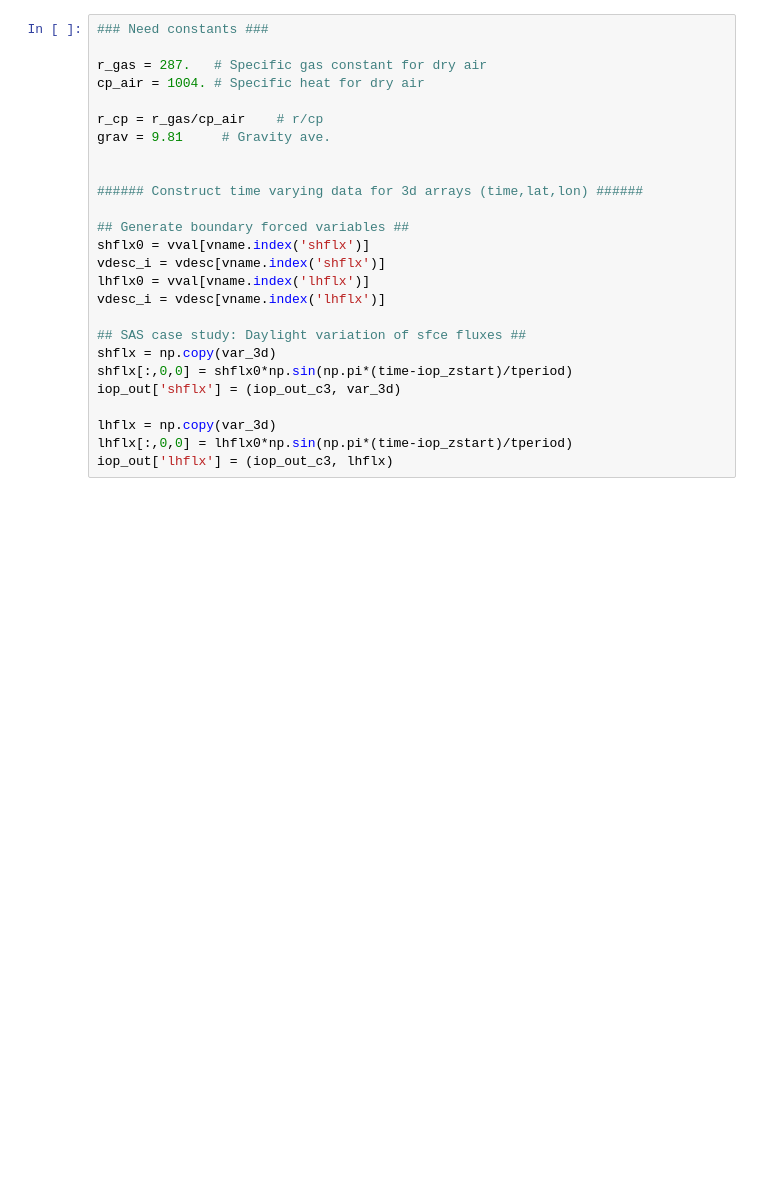
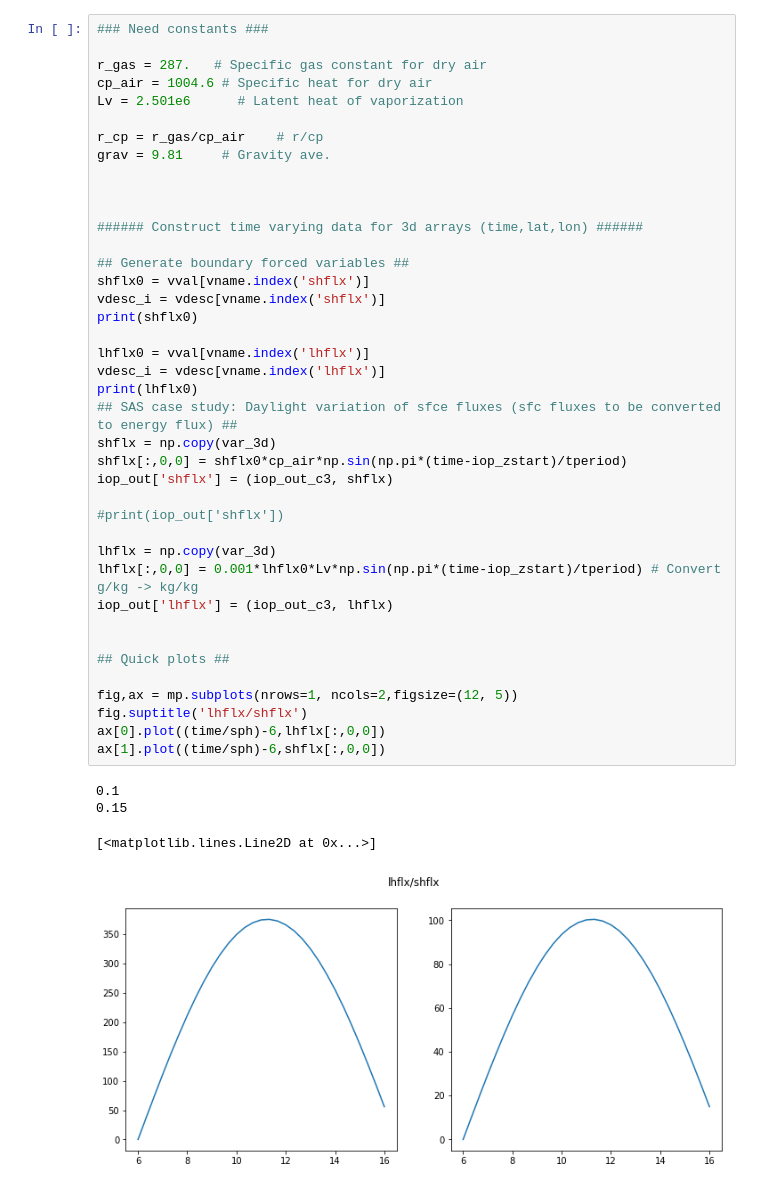
Before and after one commit to swrneale/python-scripts, a Jupyter notebook: PBL/scam_forcings.ipynb, the cells around one changed output. Cells and saved outputs as stored; diff of their text form; blank space fills up the shorter version.

```diff
--- a/PBL/scam_forcings.ipynb
+++ b/PBL/scam_forcings.ipynb
@@ -94,29 +101,48 @@ Attributes:
 # %%
 ### Need constants ###
 
 r_gas = 287.   # Specific gas constant for dry air
-cp_air = 1004. # Specific heat for dry air
+cp_air = 1004.6 # Specific heat for dry air
+Lv = 2.501e6      # Latent heat of vaporization
 
 r_cp = r_gas/cp_air    # r/cp
 grav = 9.81     # Gravity ave.
+
 
 
 ###### Construct time varying data for 3d arrays (time,lat,lon) ######
 
 ## Generate boundary forced variables ##
 shflx0 = vval[vname.index('shflx')]
 vdesc_i = vdesc[vname.index('shflx')]
+print(shflx0)
+
 lhflx0 = vval[vname.index('lhflx')]
 vdesc_i = vdesc[vname.index('lhflx')]
+print(lhflx0)
+## SAS case study: Daylight variation of sfce fluxes (sfc fluxes to be converted to energy flux) ##
+shflx = np.copy(var_3d)
+shflx[:,0,0] = shflx0*cp_air*np.sin(np.pi*(time-iop_zstart)/tperiod)
+iop_out['shflx'] = (iop_out_c3, shflx)
 
-## SAS case study: Daylight variation of sfce fluxes ##
-shflx = np.copy(var_3d)
-shflx[:,0,0] = shflx0*np.sin(np.pi*(time-iop_zstart)/tperiod)
-iop_out['shflx'] = (iop_out_c3, var_3d)
+#print(iop_out['shflx'])
 
 lhflx = np.copy(var_3d)
-lhflx[:,0,0] = lhflx0*np.sin(np.pi*(time-iop_zstart)/tperiod)
+lhflx[:,0,0] = 0.001*lhflx0*Lv*np.sin(np.pi*(time-iop_zstart)/tperiod) # Convert g/kg -> kg/kg
 iop_out['lhflx'] = (iop_out_c3, lhflx)
+
+
+## Quick plots ##
+
+fig,ax = mp.subplots(nrows=1, ncols=2,figsize=(12, 5))
+fig.suptitle('lhflx/shflx')
+ax[0].plot((time/sph)-6,lhflx[:,0,0])
+ax[1].plot((time/sph)-6,shflx[:,0,0])
+# %% [output]
+0.1
+0.15
+[<matplotlib.lines.Line2D at 0x...>]
+[figure, added]
 # %%
 ### Constructing vertical profiles ###
 ## Read in SCAM IOP template here (split into a function at some point)
```
Also changed, not shown: parts of 4 cells of this notebook, 13 other files.
